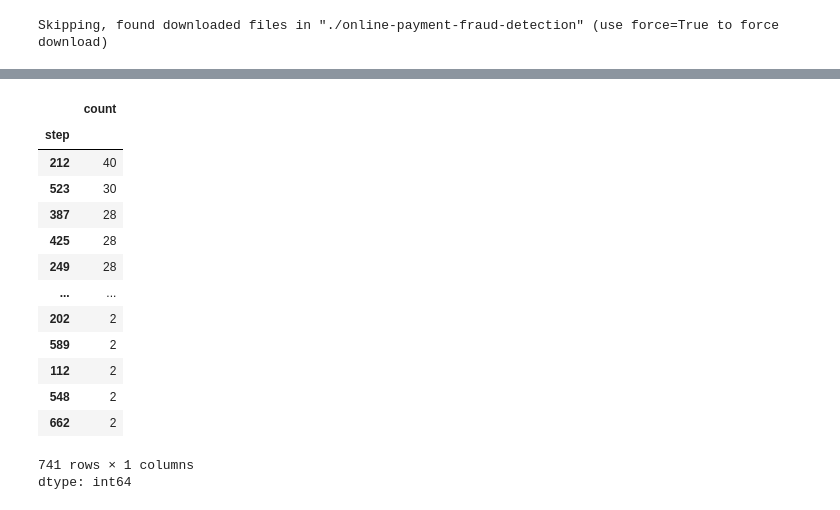
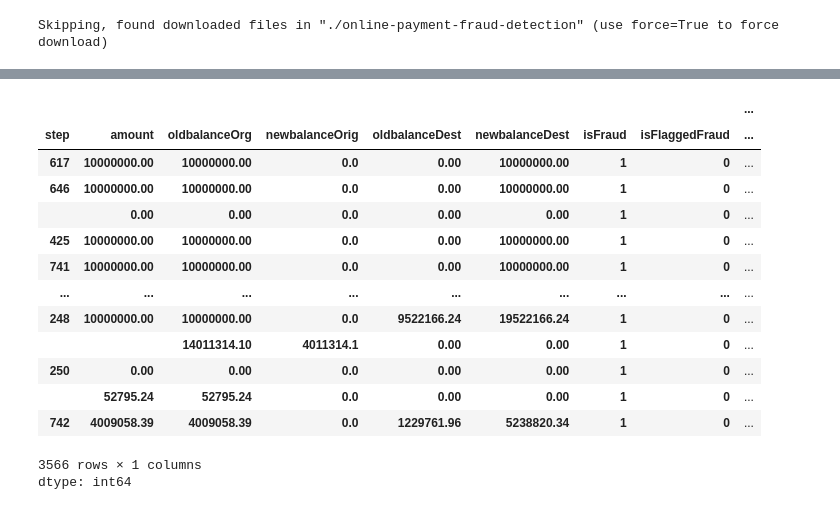
Before and after one commit to BrunaCFerreiraAzevedo/PredicaoFraude, a Jupyter notebook: TCC.ipynb, the cells around one changed output, grey strips where cells are left out. Cells and saved outputs as stored; diff of their text form; code cells hidden in the pictures.

```diff
--- a/TCC.ipynb
+++ b/TCC.ipynb
@@ -219,0 +365,19 @@ dtype: int64
+# %%
+import pandas as pd
+import numpy as np
+import matplotlib.pyplot as plt
+
+# Criar a coluna 'day' calculando os dias a partir de 'step' (considerando 24 horas por dia)
+df['day'] = (df['step'] // 24) + 1
+
+# Criar a coluna 'hour', que calcula as horas restantes no dia a partir de 'step'
+df['hour'] = (df['day'] * 24) - df['step']
+
+# Criar a coluna 'typeDest', pegando o primeiro caractere de 'nameDest'
+df['typeDest'] = df['nameDest'].str[0]
+
+# Criar a coluna 'emptyAccount', verificando se a conta foi esvaziada
+df['emptyAccount'] = np.where((df['oldbalanceOrg'] > 0) & (df['newbalanceOrig'] == 0), True, False)
+
+# Exibir as primeiras linhas do DataFrame para verificar o resultado
+print(df.head())
@@ -219,0 +427,17 @@ dtype: int64
+# %%
+fraudes = df[df['isFraud'] == 1]
+
+#agrupar por hour e contar o volume de fraudes
+horarios_com_mais_fraudes = fraudes.groupby('hour').size().reset_index(name='num_fraudes')
+
+#ordenar em ordem decrescente
+horarios_com_maiores_valores = fraudes.groupby('hour')['amount'].sum().reset_index(name='total_amount')
+
+#Criterio de corte horarios com mais fraudes e maiores valores
+top_horarios_fraude_volume = horarios_com_mais_fraudes.nlargest(12, 'num_fraudes')
+top_horarios_fraude_valores = horarios_com_maiores_valores.nlargest(13, 'total_amount')
+
+#Unir os dois dataframes
+top_horarios = pd.merge(top_horarios_fraude_volume, top_horarios_fraude_valores, on='hour')
+
+print(top_horarios)
@@ -219,0 +456,4 @@ dtype: int64
+# %%
+df_filtrado = df[df['hour'].isin(top_horarios['hour'])]
+df_filtrado = df_filtrado[(df_filtrado['type'] == 'CASH_OUT') | (df_filtrado['type'] == 'TRANSFER')]
+print(df_filtrado.head())
@@ -220,18 +788,18 @@ dtype: int64
 # %%
-df[df["isFraud"] == 1]["step"].value_counts()
+df_filtrado[df_filtrado["isFraud"] == 1].value_counts()
 # %% [output]
-|  | count |
-| step |  |
-| 212 | 40 |
-| 523 | 30 |
-| 387 | 28 |
-| 425 | 28 |
-| 249 | 28 |
-| ... | ... |
-| 202 | 2 |
-| 589 | 2 |
-| 112 | 2 |
-| 548 | 2 |
-| 662 | 2 |
+|  |  |  |  |  |  |  |  | ... |
+| step | amount | oldbalanceOrg | newbalanceOrig | oldbalanceDest | newbalanceDest | isFraud | isFlaggedFraud | ... |
+| 617 | 10000000.00 | 10000000.00 | 0.0 | 0.00 | 10000000.00 | 1 | 0 | ... |
+| 646 | 10000000.00 | 10000000.00 | 0.0 | 0.00 | 10000000.00 | 1 | 0 | ... |
+|  | 0.00 | 0.00 | 0.0 | 0.00 | 0.00 | 1 | 0 | ... |
+| 425 | 10000000.00 | 10000000.00 | 0.0 | 0.00 | 10000000.00 | 1 | 0 | ... |
+| 741 | 10000000.00 | 10000000.00 | 0.0 | 0.00 | 10000000.00 | 1 | 0 | ... |
+| ... | ... | ... | ... | ... | ... | ... | ... | ... |
+| 248 | 10000000.00 | 10000000.00 | 0.0 | 9522166.24 | 19522166.24 | 1 | 0 | ... |
+|  |  | 14011314.10 | 4011314.1 | 0.00 | 0.00 | 1 | 0 | ... |
+| 250 | 0.00 | 0.00 | 0.0 | 0.00 | 0.00 | 1 | 0 | ... |
+|  | 52795.24 | 52795.24 | 0.0 | 0.00 | 0.00 | 1 | 0 | ... |
+| 742 | 4009058.39 | 4009058.39 | 0.0 | 1229761.96 | 5238820.34 | 1 | 0 | ... |
-741 rows × 1 columns
+3566 rows × 1 columns
 dtype: int64
```
Also changed, not shown: parts of 27 cells of this notebook.
